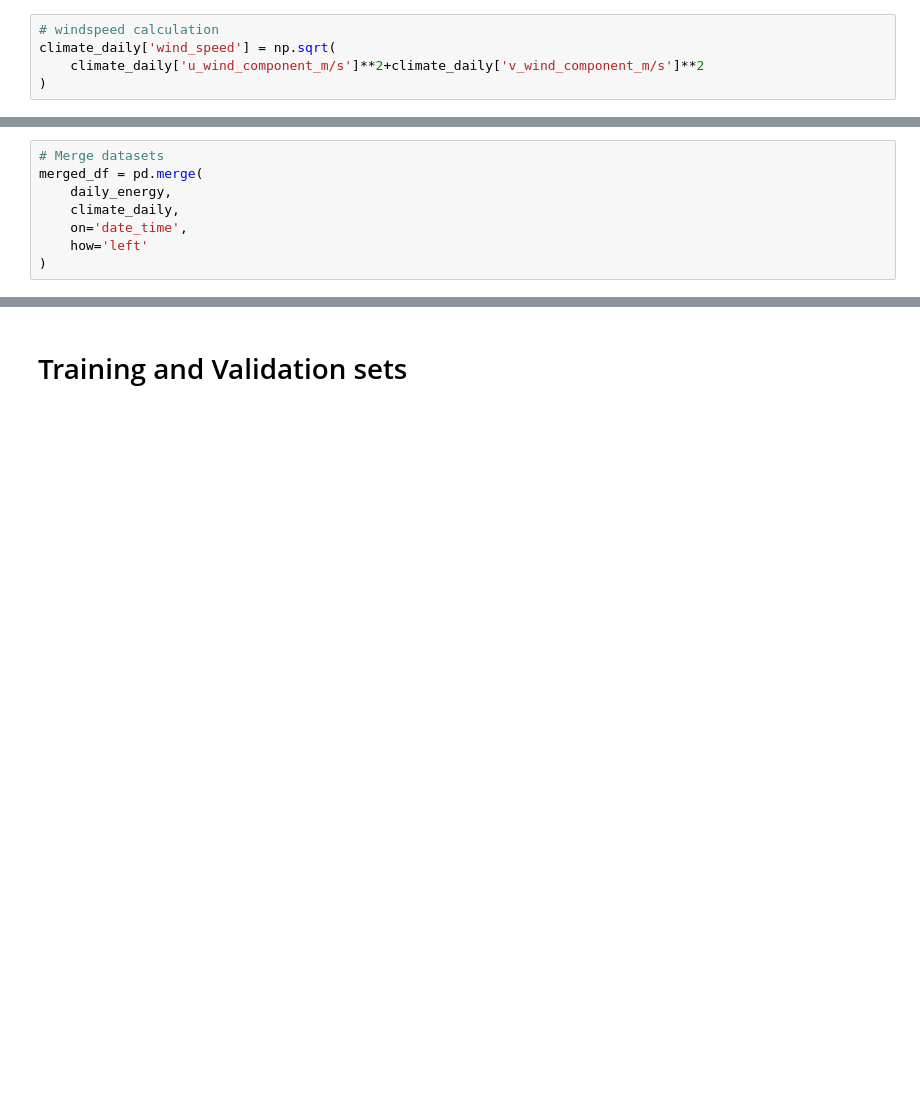
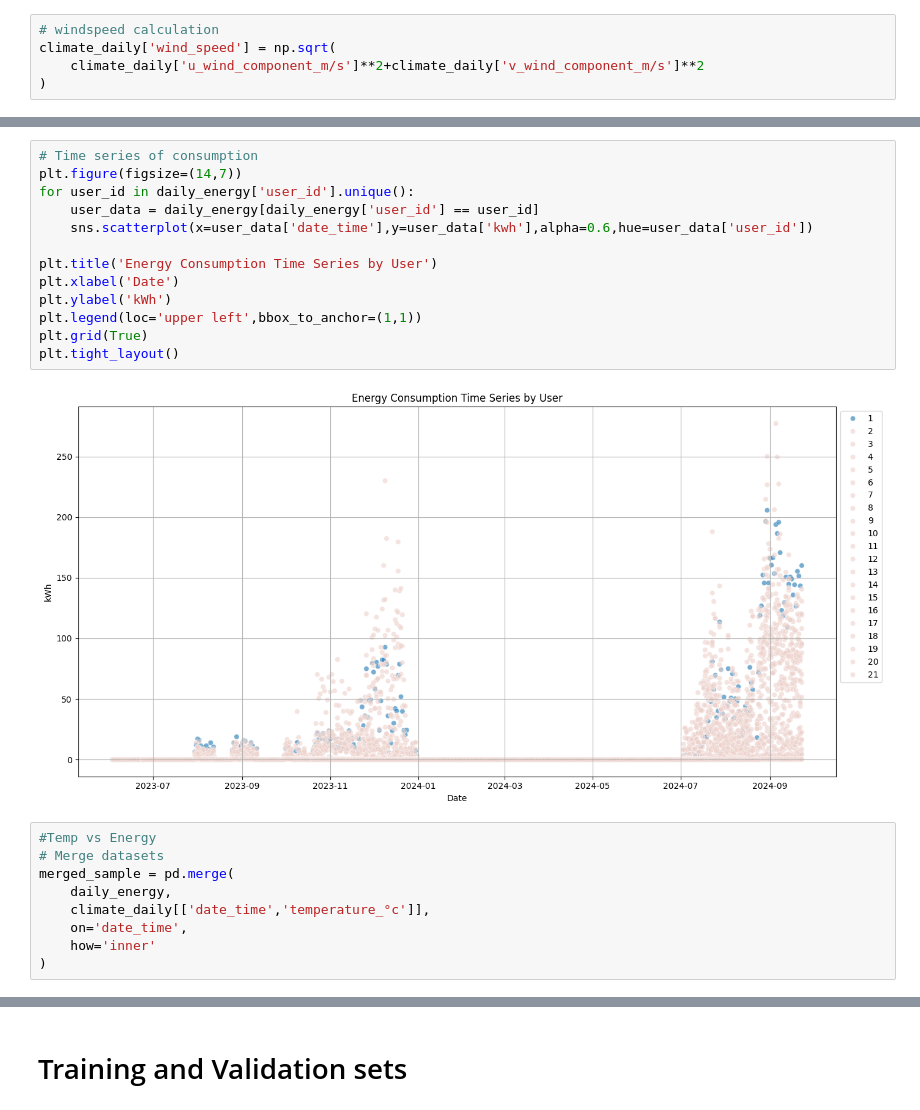
Before and after one commit to okellodaniel/hydropower_climate_optimization, a Jupyter notebook: notebook.ipynb, the cells around one changed output, grey strips where cells are left out. Cells and saved outputs as stored; diff of their text form; blank space fills up the shorter version.

```diff
--- a/notebook.ipynb
+++ b/notebook.ipynb
@@ -264,8 +233,24 @@ climate_daily['wind_speed'] = np.sqrt(
+# %%
+# Time series of consumption
+plt.figure(figsize=(14,7))
+for user_id in daily_energy['user_id'].unique():
+    user_data = daily_energy[daily_energy['user_id'] == user_id]
+    sns.scatterplot(x=user_data['date_time'],y=user_data['kwh'],alpha=0.6,hue=user_data['user_id'])
+
+plt.title('Energy Consumption Time Series by User')
+plt.xlabel('Date')
+plt.ylabel('kWh')
+plt.legend(loc='upper left',bbox_to_anchor=(1,1))
+plt.grid(True)
+plt.tight_layout()
+# %% [output]
+[figure, added]
 # %%
+#Temp vs Energy
 # Merge datasets
-merged_df = pd.merge(
+merged_sample = pd.merge(
     daily_energy,
-    climate_daily,
+    climate_daily[['date_time','temperature_°c']],
     on='date_time',
-    how='left'
+    how='inner'
 )
```
Also changed, not shown: parts of 105 cells of this notebook.
